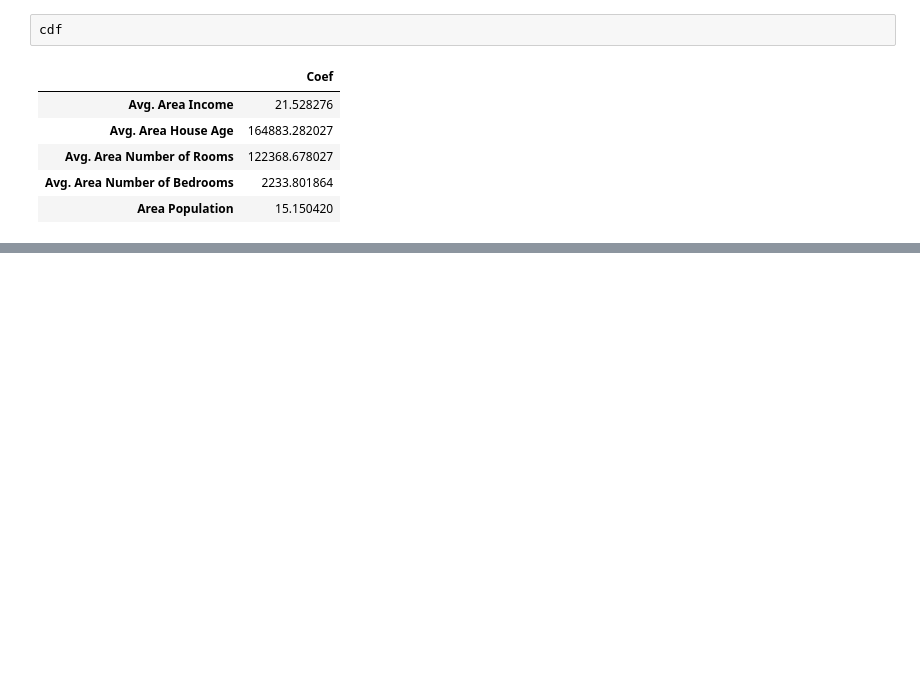
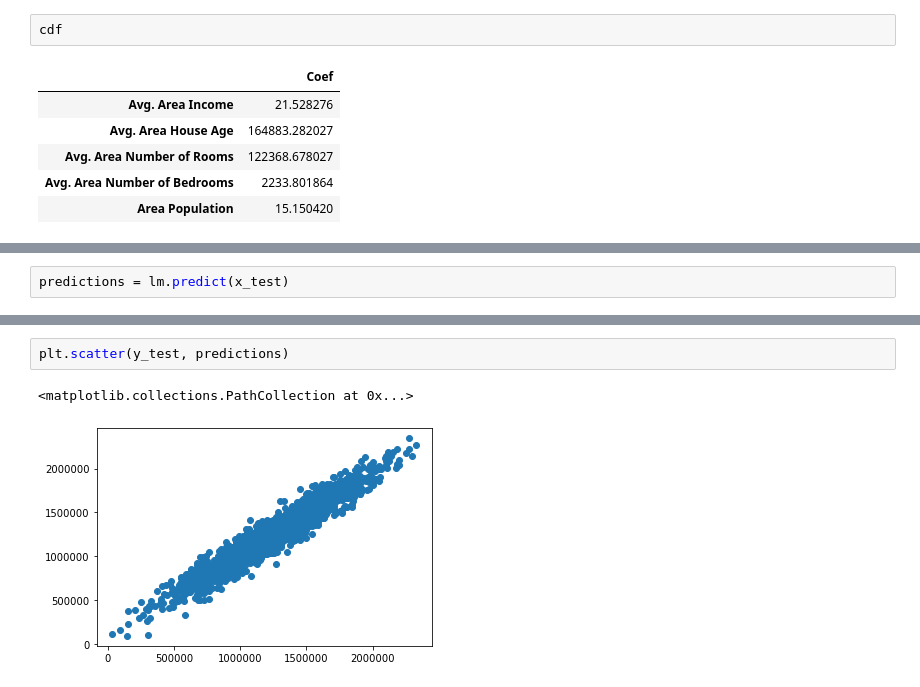
Before and after one commit to tarsojabbes/machine-learning, a Jupyter notebook: IntroductionToMachineLearning.ipynb, the cells around one changed output, grey strips where cells are left out. Saved outputs shown, nothing was run; the diff lists cells and outputs as text; blank space fills up the shorter version.

```diff
--- a/IntroductionToMachineLearning.ipynb
+++ b/IntroductionToMachineLearning.ipynb
@@ -126,0 +131,2 @@ cdf
+# %%
+predictions = lm.predict(x_test)
@@ -126,0 +154,5 @@ cdf
+# %%
+plt.scatter(y_test, predictions)
+# %% [output]
+<matplotlib.collections.PathCollection at 0x...>
+[figure, added]
```
Also changed, not shown: parts of 14 cells of this notebook.
